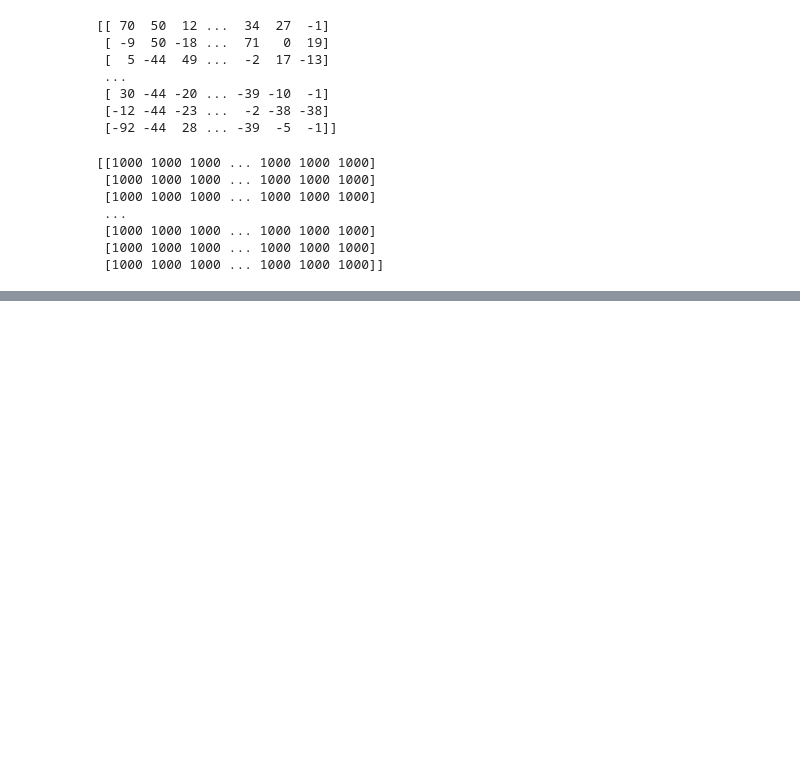
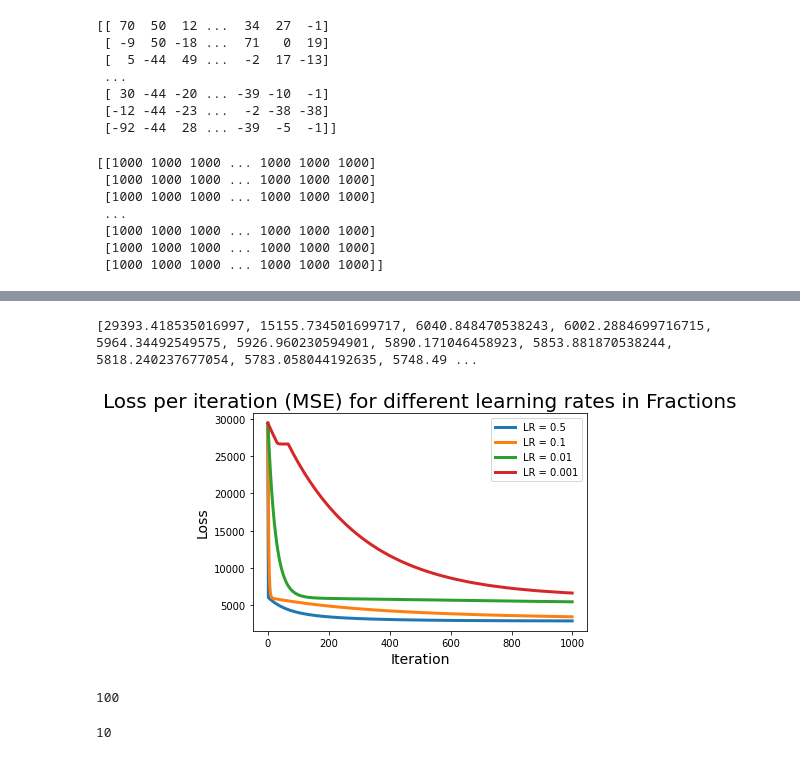
Before and after one commit to syber2020/Linear-Regression-in-Blockhchain, a Jupyter notebook: TEST-LR-Multiple-v4.6-Nov3-shorten.ipynb, the cells around one changed output, grey strips where cells are left out. Saved outputs shown, nothing was run; the diff lists cells and outputs as text; code cells hidden in the pictures; blank space fills up the shorter version.

```diff
--- a/TEST-LR-Multiple-v4.6-Nov3-shorten.ipynb
+++ b/TEST-LR-Multiple-v4.6-Nov3-shorten.ipynb
@@ -374,3 +330,4 @@ KeyboardInterrupt:
 # %%
+loss1000 = []
 for i in range(len(loss_num)):
-    print(loss_num[i]/loss_den[i])
+    loss1000.append(loss_num[i]/loss_den[i])
@@ -376,0 +372,4 @@ for i in range(len(loss_num)):
+# %%
+loss100 = []
+for i in range(len(loss_num)):
+    loss100.append(loss_num[i]/loss_den[i])
@@ -376,0 +414,4 @@ for i in range(len(loss_num)):
+# %%
+loss10 = []
+for i in range(len(loss_num)):
+    loss10.append(loss_num[i]/loss_den[i])
@@ -376,0 +456,37 @@ for i in range(len(loss_num)):
+# %%
+loss5 = []
+for i in range(len(loss_num)):
+    loss5.append(loss_num[i]/loss_den[i])
+# %%
+print(loss5,loss10,loss100,loss1000)
+# %% [output]
+[29393.418535016997, 15155.734501699717, 6040.848470538243, 6002.2884699716715, 5964.34492549575, 5926.960230594901, 5890.171046458923, 5853.881870538244, 5818.240237677054, 5783.058044192635, 5748.49 ...
+# %%
+# losses = {}
+# for lr in [0.5, 0.1, 0.01, 0.001]:
+#     model = LinearRegression(learning_rate=lr)
+#     model.fit(X_train, y_train)
+#     losses[f'LR={str(lr)}'] = model.loss
+
+import matplotlib.pyplot as plt
+xs = np.arange(len(loss5))
+
+plt.plot(xs, loss5, lw=3, label="LR = 0.5")
+plt.plot(xs, loss10, lw=3, label="LR = 0.1")
+plt.plot(xs, loss100, lw=3, label="LR = 0.01")
+plt.plot(xs, loss1000, lw=3, label="LR = 0.001")
+plt.title('Loss per iteration (MSE) for different learning rates in Fractions', size=20)
+plt.xlabel('Iteration', size=14)
+plt.ylabel('Loss', size=14)
+plt.legend()
+plt.show()
+# %% [output]
+[figure, added]
+# %%
+compute_lcm(10,100)
+# %% [output]
+100
+# %%
+gcd(10,100)
+# %% [output]
+10
```
Also changed, not shown: parts of 6 cells of this notebook, 3 other files.
